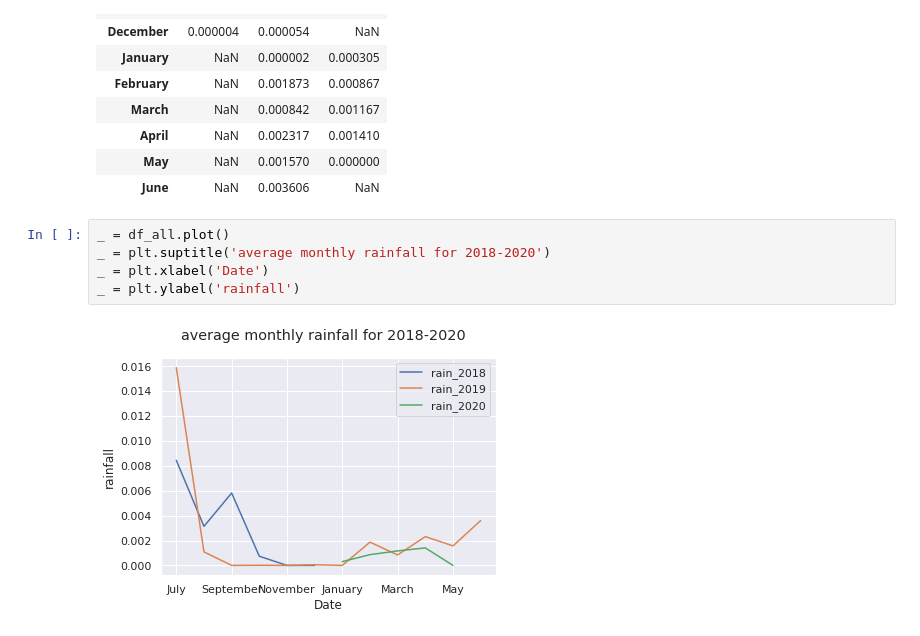
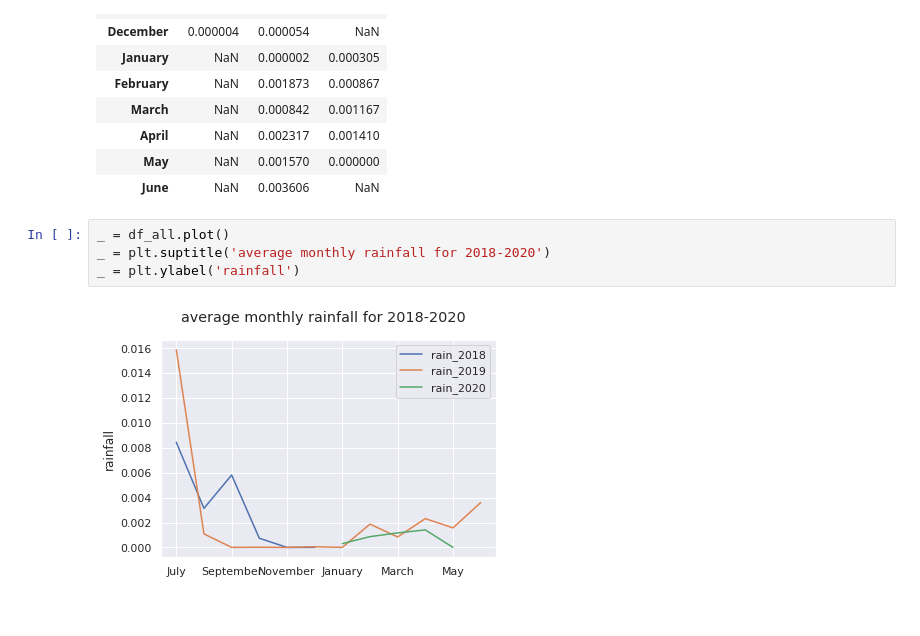
Before and after one commit to mietekdom/Nepal---Solar-Radiation-Measurments, a Jupyter notebook: Nepal_solar_radiation.ipynb, the cells around one changed output. Saved outputs shown, nothing was run; the diff lists cells and outputs as text.

```diff
--- a/Nepal_solar_radiation.ipynb
+++ b/Nepal_solar_radiation.ipynb
@@ -211,7 +211,6 @@ df_all
 # %%
 _ = df_all.plot()
 _ = plt.suptitle('average monthly rainfall for 2018-2020')
-_ = plt.xlabel('Date')
 _ = plt.ylabel('rainfall')
 # %% [output]
-[figure, old version]
+[figure, new version]
```
Also changed, not shown: parts of 5 cells of this notebook.
